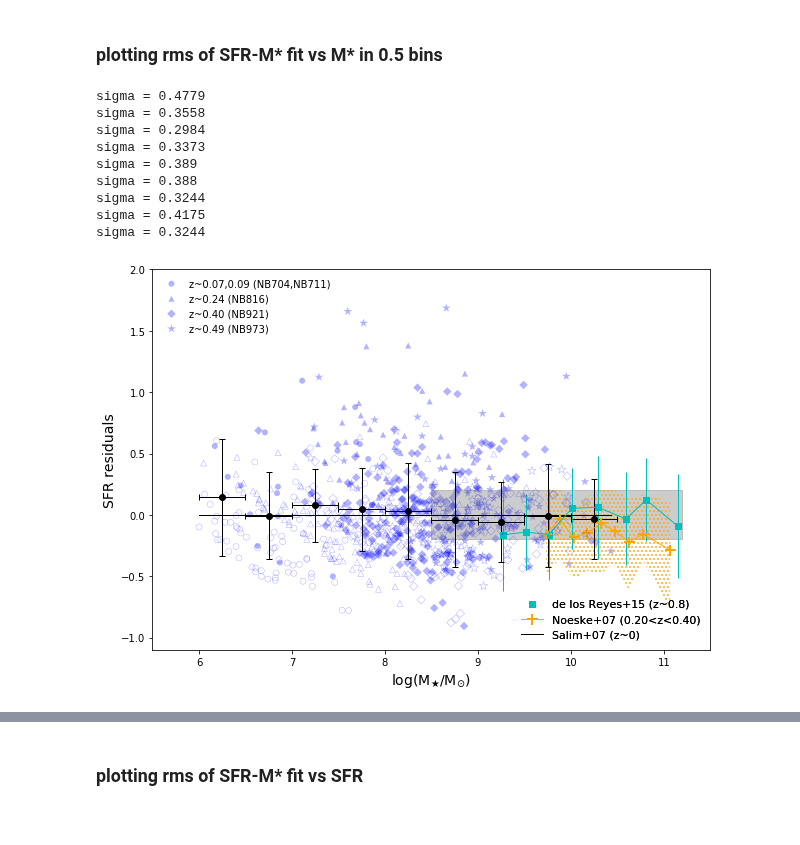
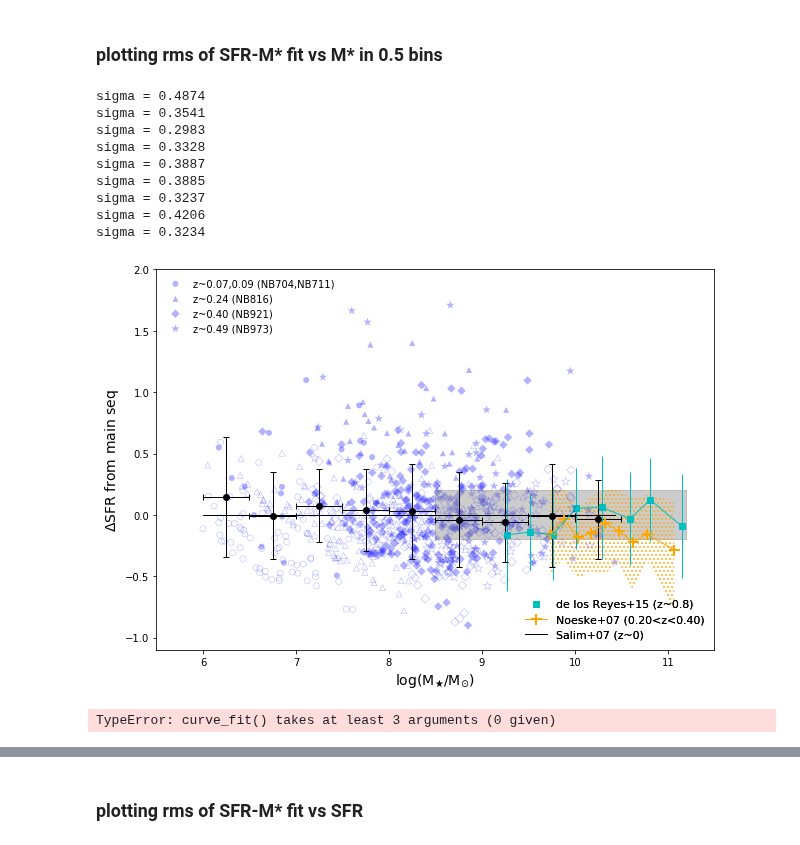
Before and after one commit to kaitshin/LowM_MainSequence, a Jupyter notebook: dispersion_fiddling.ipynb, the cells around one changed output, grey strips where cells are left out. Cells and saved outputs as stored; diff of their text form; code cells hidden in the pictures.

Commit message:
intrinsic dispersion?

```diff
--- a/dispersion_fiddling.ipynb
+++ b/dispersion_fiddling.ipynb
@@ -158,41 +158,55 @@ def noeske_fit(mass):
 noeske = asc.read(FULL_PATH+'Main_Sequence/Noeske07_fig1_z1.txt',guess=False,
                   Reader=asc.NoHeader)
 logM   = np.array(noeske['col1'])
 logSFR = np.array(noeske['col2'])
 logSFR_low  = np.array(noeske['col3'])
 logSFR_high = np.array(noeske['col4'])
 ax.fill_between(logM, logSFR_low-noeske_fit(logM), logSFR_high-noeske_fit(logM), facecolor='none',
                 hatch=3*'.', edgecolor='orange', linewidth=0.0, zorder=1)
 ax.plot(logM, logSFR - noeske_fit(logM), color='orange', marker='+', #linestyle='',
         mew=2, markersize=11)
 
 # first legend
 legend1 = ax.legend(loc='upper left', frameon=False)
 ax.add_artist(legend1)
 
 # second legend
 noeske, = ax.plot(-100,100,color='orange', marker='+',label='Noeske+07 (0.20<z<0.40)',mew=2,markersize=11)
 delosreyes = ax.scatter(-100, 100, color='c', marker='s',label='de los Reyes+15 (z~0.8)', zorder=2)
 salim, = ax.plot([-100, 100], [-100, 100], 'k-', label='Salim+07 (z~0)', zorder=1)
 labelarr2 = np.array([delosreyes, noeske, salim])
 legend2 = ax.legend(handles=list(labelarr2), loc='lower right', frameon=False,
                      fontsize=11, scatterpoints=1, numpoints=1)
 ax.add_artist(legend2)
 
 # final touches
 ax.set_xlabel('log(M'+r'$_\bigstar$'+'/M'+r'$_{\odot}$'+')', size=14)
-ax.set_ylabel('SFR residuals', size=14)
+ax.set_ylabel(r'$\Delta$'+'SFR from main seq', size=14)
 ax.set_xlim([5.5,11.5])
 ax.set_ylim([-1.1,2.0])
 f.set_size_inches(10,7)
 # %% [output]
-sigma = 0.4779
-sigma = 0.3558
-sigma = 0.2984
-sigma = 0.3373
-sigma = 0.389
-sigma = 0.388
-sigma = 0.3244
-sigma = 0.4175
-sigma = 0.3244
+sigma = 0.4874
+sigma = 0.3541
+sigma = 0.2983
+sigma = 0.3328
+sigma = 0.3887
+sigma = 0.3885
+sigma = 0.3237
+sigma = 0.4206
+sigma = 0.3234
-[figure, old version]
+[figure, new version]
+# %%
+# do own fit to noeske to put onto dispersion
+# do minor ticks and put them on inside
+
+from scipy.optimize import curve_fit
+
+def line(mass, a, b):
+    return a*mass + b
+
+curve_fit()
+
+# plt.plot(logM, logSFR, 'o')
+# %% [output]
+TypeError: curve_fit() takes at least 3 arguments (0 given)
```
Also changed, not shown: parts of 4 cells of this notebook.
